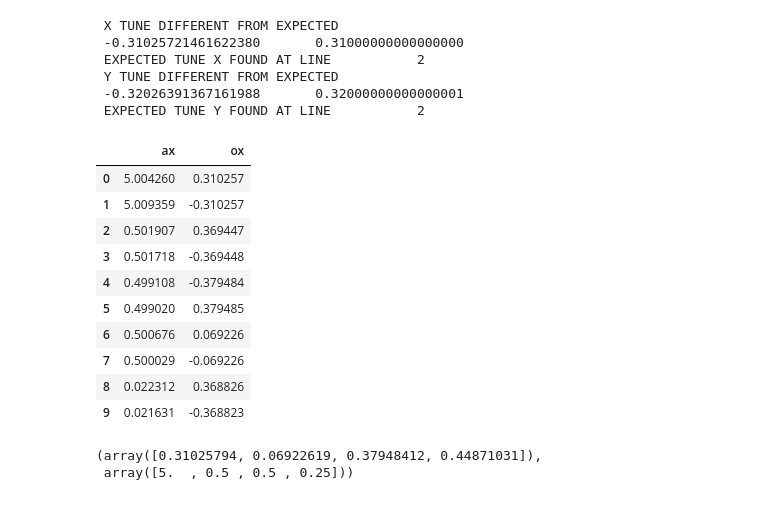
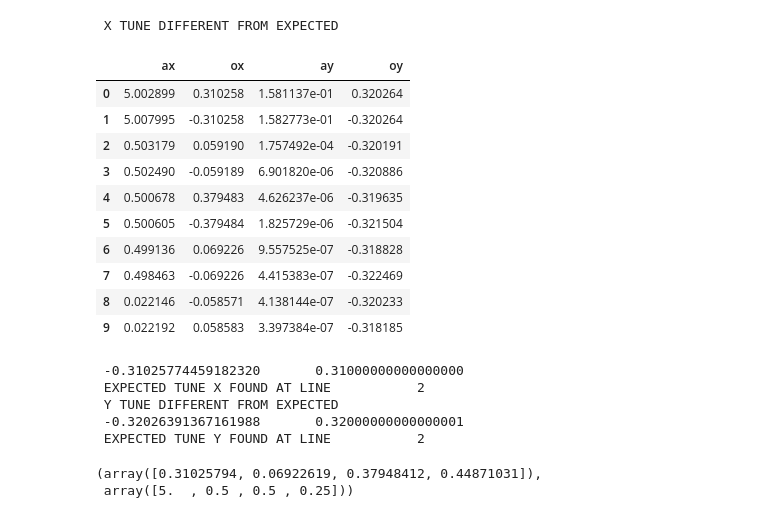
Before and after one commit to pbelange/PySUSSIX, a Jupyter notebook: test_sussix.ipynb, the cells around one changed output. Cells and saved outputs as stored; diff of their text form; code cells hidden in the pictures.

```diff
--- a/test_sussix.ipynb
+++ b/test_sussix.ipynb
@@ -12,10 +13,10 @@ N     = np.arange(0,turns)
 Qx    = 0.31025793875089835
 Qy    = 0.320264
 Jx    = (0.5*(10**2))
-Jy    = 1e-5*Jx
+Jy    = 1e-3*Jx
 psi0  = 0#0.25
 
-mn = [(2,0),(3,0),(1,1)]
+mn = [(2,0),(3,0),(2,1)]
 aj = [0.02*Jx,0.02*Jx,0.02*Jx]
 phasors = sum([a*np.exp(1j*(2*np.pi*(m*Qx+n*Qy)*N + 0)) for (m,n),a in zip(mn,aj)])
 
@@ -35,4 +36,15 @@ plt.axvline(0,color='k',alpha=0.4)
 plt.axis('square');
 plt.xlim([-15,15])
 plt.ylim([-15,15])
+
+
+plt.figure(figsize=(6,6))
+plt.plot(y,py,'.')
+# plt.plot(hx.real,hx.imag,'.',ms=2)
+plt.axhline(0,color='k',alpha=0.4)
+plt.axvline(0,color='k',alpha=0.4)
+plt.axis('square');
+# plt.xlim([-15,15])
+# plt.ylim([-15,15])
+#
 # %% [output]
@@ -41,39 +53,39 @@ plt.ylim([-15,15])
 # %%
 SS = Sussix()
 SS.sussix_inp(nt1   = 1,
               nt2   = turns,
               idam  = 2,
               ir    = 1,
               tunex = 0.31,
               tuney = 0.32,
               istun = None,
               nline = 0)
 
 
 SS.sussix(x,px,y,py,0*x,0*x)
-df = pd.DataFrame({'ax':SS.ax,'ox':SS.ox})#,'y':y,'py':py})
+df = pd.DataFrame({'ax':SS.ax,'ox':SS.ox,'ay':SS.ay,'oy':SS.oy})#,'y':y,'py':py})
 # df = df[df.ox>0]
 # df.sort_values('ox',inplace=True)
 # df = df.reset_index(drop=True)
 df.head(10)
 # %% [output]
  X TUNE DIFFERENT FROM EXPECTED
- -0.31025721461622380       0.31000000000000000
- EXPECTED TUNE X FOUND AT LINE           2
- Y TUNE DIFFERENT FROM EXPECTED
- -0.32026391367161988       0.32000000000000001
- EXPECTED TUNE Y FOUND AT LINE           2
-|  | ax | ox |
-| 0 | 5.004260 | 0.310257 |
-| 1 | 5.009359 | -0.310257 |
-| 2 | 0.501907 | 0.369447 |
-| 3 | 0.501718 | -0.369448 |
-| 4 | 0.499108 | -0.379484 |
-| 5 | 0.499020 | 0.379485 |
-| 6 | 0.500676 | 0.069226 |
-| 7 | 0.500029 | -0.069226 |
-| 8 | 0.022312 | 0.368826 |
-| 9 | 0.021631 | -0.368823 |
+|  | ax | ox | ay | oy |
+| 0 | 5.002899 | 0.310258 | 1.581137e-01 | 0.320264 |
+| 1 | 5.007995 | -0.310258 | 1.582773e-01 | -0.320264 |
+| 2 | 0.503179 | 0.059190 | 1.757492e-04 | -0.320191 |
+| 3 | 0.502490 | -0.059189 | 6.901820e-06 | -0.320886 |
+| 4 | 0.500678 | 0.379483 | 4.626237e-06 | -0.319635 |
+| 5 | 0.500605 | -0.379484 | 1.825729e-06 | -0.321504 |
+| 6 | 0.499136 | 0.069226 | 9.557525e-07 | -0.318828 |
+| 7 | 0.498463 | -0.069226 | 4.415383e-07 | -0.322469 |
+| 8 | 0.022146 | -0.058571 | 4.138144e-07 | -0.320233 |
+| 9 | 0.022192 | 0.058583 | 3.397384e-07 | -0.318185 |
+ -0.31025774459182320       0.31000000000000000
+ EXPECTED TUNE X FOUND AT LINE           2
+ Y TUNE DIFFERENT FROM EXPECTED
+ -0.32026391367161988       0.32000000000000001
+ EXPECTED TUNE Y FOUND AT LINE           2
 # %%
 Q,A
 # %% [output]
```
Also changed, not shown: parts of 7 cells of this notebook, 10 other files.
